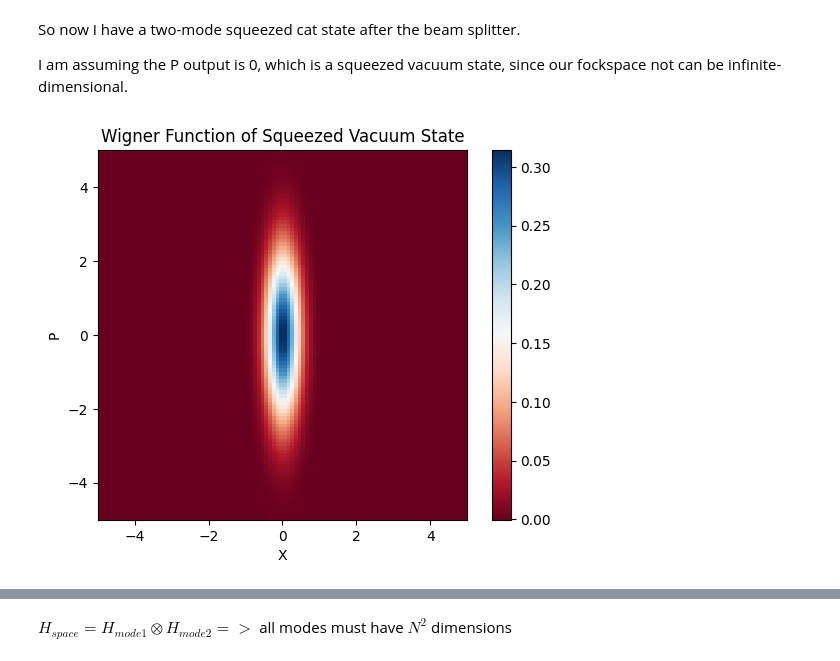
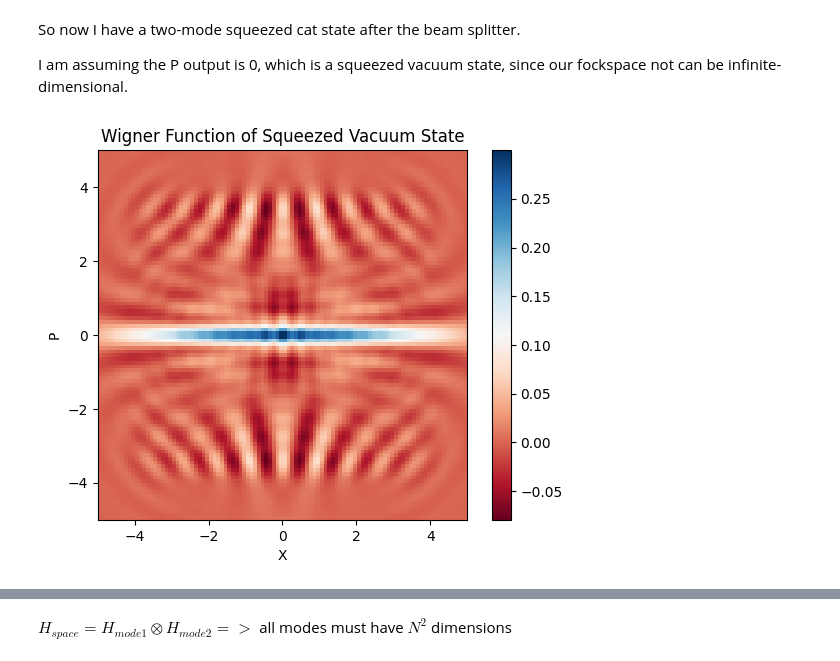
Before and after one commit to lhdarboe/Quantum-Information-Science-Project, a Jupyter notebook: SCS_livia-kopi 2.ipynb, the cells around one changed output, grey strips where cells are left out. Saved outputs shown, nothing was run; the diff lists cells and outputs as text; code cells hidden in the pictures.

```diff
--- a/SCS_livia-kopi 2.ipynb
+++ b/SCS_livia-kopi 2.ipynb
@@ -71,18 +71,19 @@ So now I have a two-mode squeezed cat state after the beam splitter.
 I am assuming the P output is 0, which is a squeezed vacuum state, since our fockspace not can be infinite-dimensional.
 # %%
 vac = basis(N, 0)
-vac_squeezed = squeeze(N, z = np.log(2.2)) * vac.unit()
+r_vac =4
+vac_squeezed = squeeze(N, z = r_vac) * vac.unit()
 
 vac_wigner = wigner(vac_squeezed,x,p)
 plt.figure()
 plt.imshow(vac_wigner, extent=[-5, 5, -5, 5], cmap='RdBu')
 plt.title('Wigner Function of Squeezed Vacuum State')
 plt.xlabel('X')
 plt.ylabel('P')
 plt.colorbar()
 plt.show()
 # %% [output]
-[figure, old version]
+[figure, new version]
 # %%
 n = np.arange(N)  # Fock numbers
 probs = np.abs(vac_squeezed.full())**2  # |<n|psi>|^2
```
Also changed, not shown: parts of 17 cells of this notebook.
